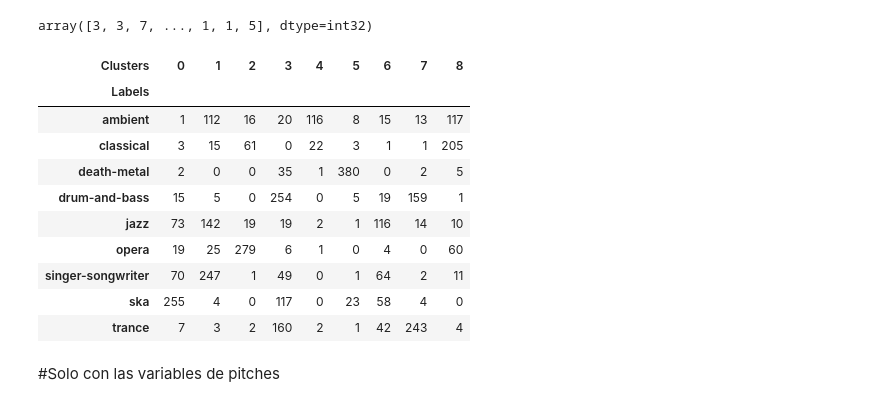
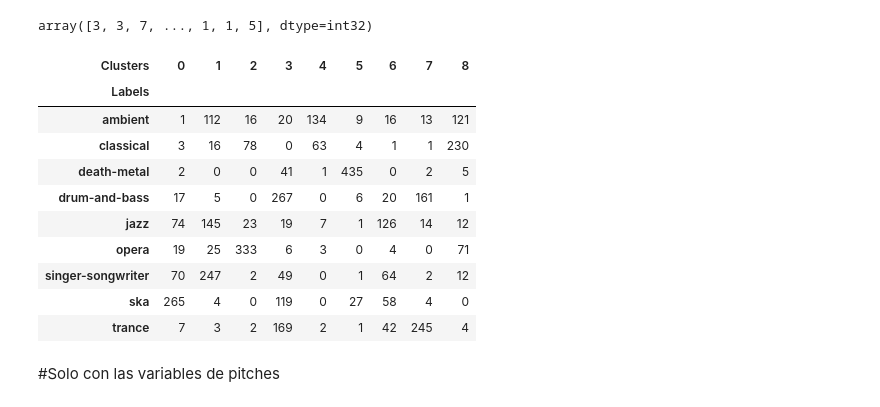
Before and after one commit to tincho-mehaudy/DMCyT, a Jupyter notebook: TP1cluster.ipynb, the cells around one changed output. Cells and saved outputs as stored; diff of their text form; code cells hidden in the pictures.

```diff
--- a/TP1cluster.ipynb
+++ b/TP1cluster.ipynb
@@ -294,20 +304,20 @@ kmeans3.labels_
 array([3, 3, 7, ..., 1, 1, 5], dtype=int32)
 # %%
 tmp3 = pd.DataFrame({'Labels': df_total.genre, 'Clusters': kmeans3.labels_})# Create a DataFrame with labels and varieties as columns: df
-ct3= pd.crosstab(tmp1['Labels'], tmp3['Clusters']) # Create crosstab: ct
+ct3= pd.crosstab(tmp3['Labels'], tmp3['Clusters']) # Create crosstab: ct
 ct3
 # %% [output]
 | Clusters | 0 | 1 | 2 | 3 | 4 | 5 | 6 | 7 | 8 |
 | Labels |  |  |  |  |  |  |  |  |  |
-| ambient | 1 | 112 | 16 | 20 | 116 | 8 | 15 | 13 | 117 |
-| classical | 3 | 15 | 61 | 0 | 22 | 3 | 1 | 1 | 205 |
-| death-metal | 2 | 0 | 0 | 35 | 1 | 380 | 0 | 2 | 5 |
-| drum-and-bass | 15 | 5 | 0 | 254 | 0 | 5 | 19 | 159 | 1 |
-| jazz | 73 | 142 | 19 | 19 | 2 | 1 | 116 | 14 | 10 |
-| opera | 19 | 25 | 279 | 6 | 1 | 0 | 4 | 0 | 60 |
-| singer-songwriter | 70 | 247 | 1 | 49 | 0 | 1 | 64 | 2 | 11 |
-| ska | 255 | 4 | 0 | 117 | 0 | 23 | 58 | 4 | 0 |
-| trance | 7 | 3 | 2 | 160 | 2 | 1 | 42 | 243 | 4 |
+| ambient | 1 | 112 | 16 | 20 | 134 | 9 | 16 | 13 | 121 |
+| classical | 3 | 16 | 78 | 0 | 63 | 4 | 1 | 1 | 230 |
+| death-metal | 2 | 0 | 0 | 41 | 1 | 435 | 0 | 2 | 5 |
+| drum-and-bass | 17 | 5 | 0 | 267 | 0 | 6 | 20 | 161 | 1 |
+| jazz | 74 | 145 | 23 | 19 | 7 | 1 | 126 | 14 | 12 |
+| opera | 19 | 25 | 333 | 6 | 3 | 0 | 4 | 0 | 71 |
+| singer-songwriter | 70 | 247 | 2 | 49 | 0 | 1 | 64 | 2 | 12 |
+| ska | 265 | 4 | 0 | 119 | 0 | 27 | 58 | 4 | 0 |
+| trance | 7 | 3 | 2 | 169 | 2 | 1 | 42 | 245 | 4 |
 # %% [markdown]
 #Solo con las variables de pitches
 # %%
```
Also changed, not shown: parts of 36 cells of this notebook.
